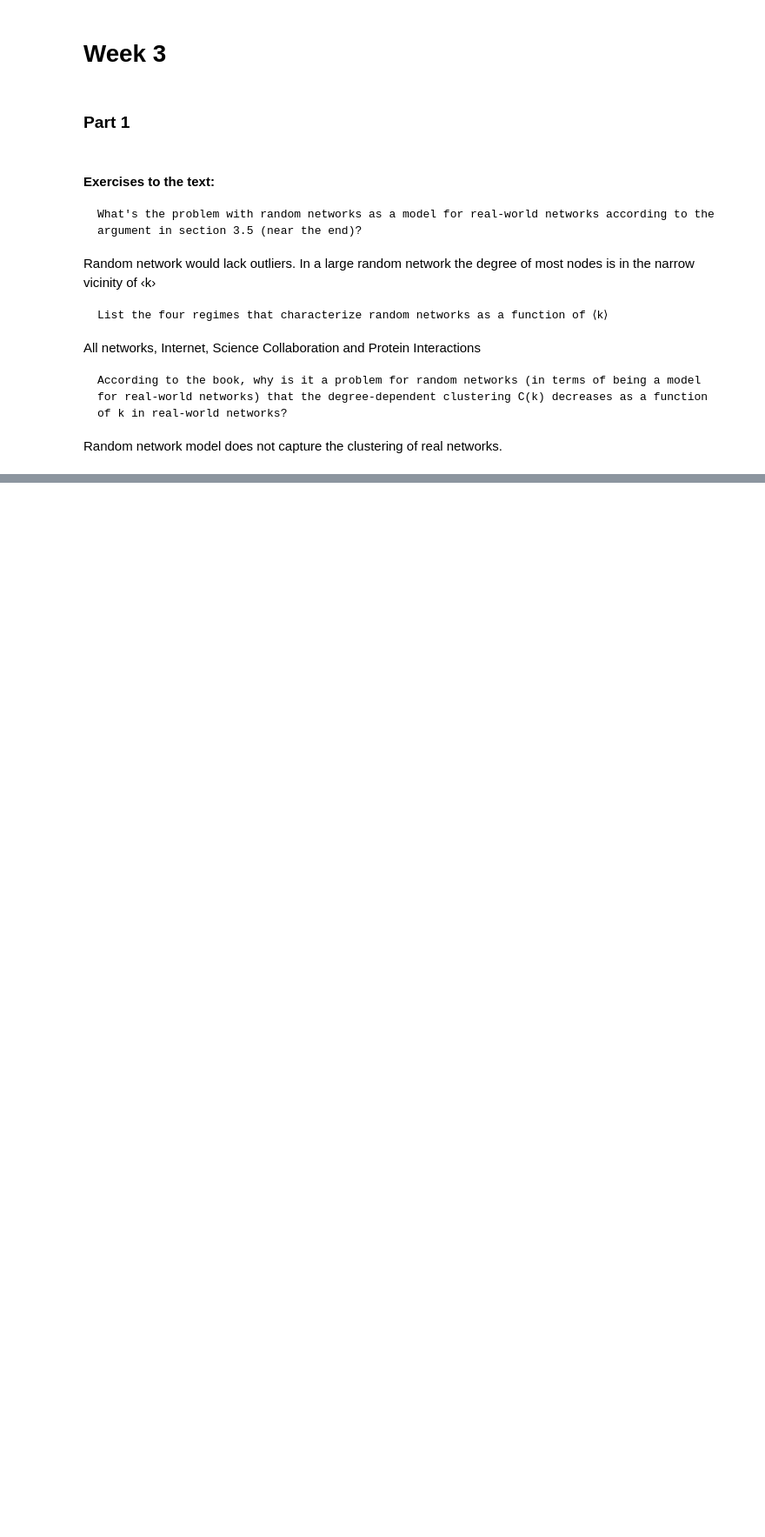
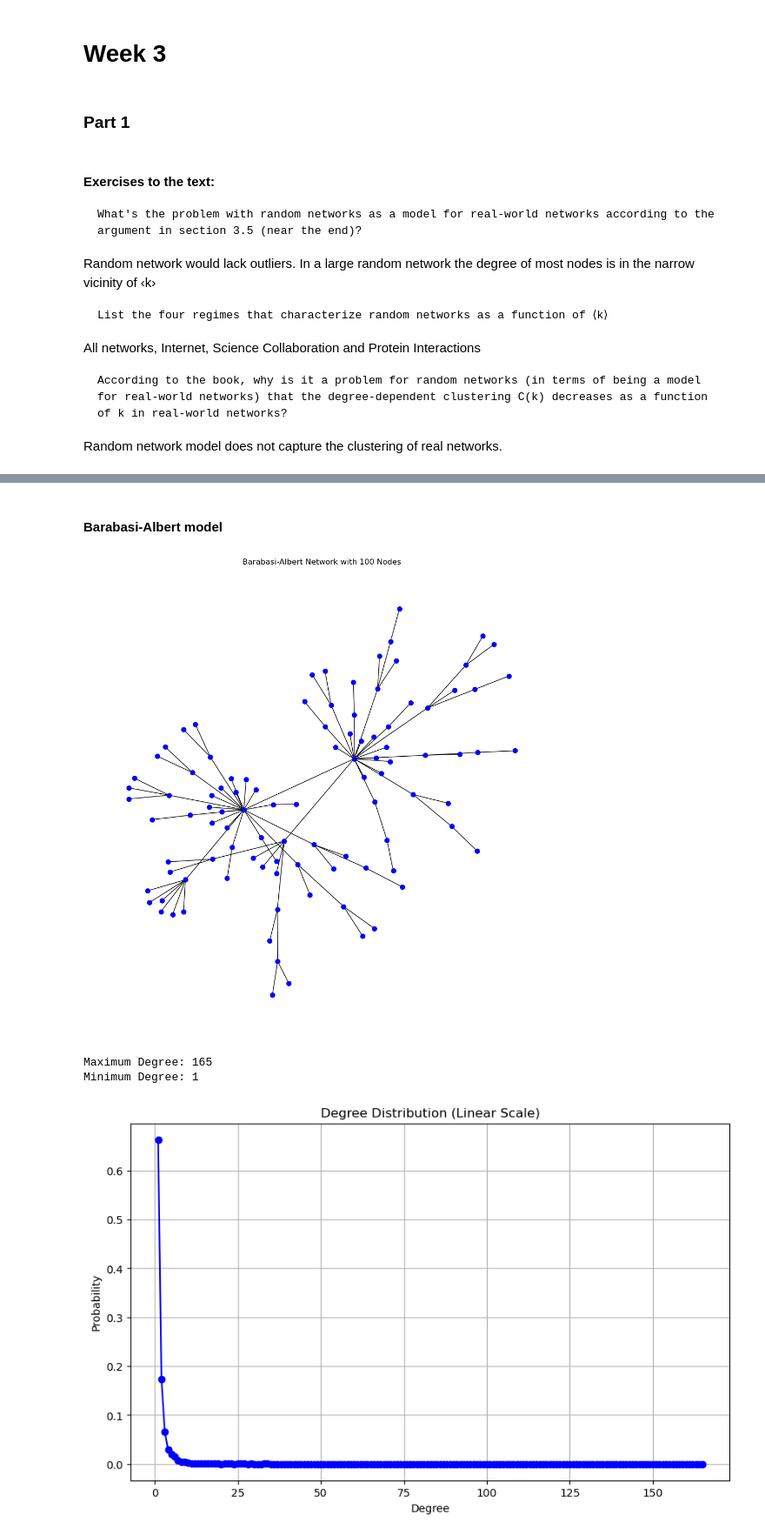
Before and after one commit to AleksandarLukic96/02805_Social_Graphs_and_Interactions, a Jupyter notebook: Exercise_solutions/Week_3.ipynb, the cells around one changed output, grey strips where cells are left out. Shown at 87% size. Drawn from its saved outputs; the diff is of its cells as text; code cells hidden in the pictures; blank space fills up the shorter version.

Commit message:
adding Barabasi-Albert model to part2 to week3

```diff
--- a/Exercise_solutions/Week_3.ipynb
+++ b/Exercise_solutions/Week_3.ipynb
@@ -53,0 +54,68 @@ In this configuration the earliest nodes become super hubs and all subsequent no
+# %% [markdown]
+#### Barabasi-Albert model
+# %%
+import networkx as nx
+import random
+import matplotlib.pyplot as plt
+import numpy as np
+
+# Create an initial graph with a single link (connecting 0 and 1)
+G = nx.Graph()
+G.add_edge(0, 1)
+
+# Add nodes, connecting each to the existing nodes with probability proportional to their degree
+def add_node_with_preferential_attachment(G, new_node):
+
+    degrees = [node for node, degree in G.degree() for _ in range(degree)]
+
+    # attach the new node to existing node
+    chosen_node = random.choice(degrees)
+    G.add_edge(new_node, chosen_node)
+
+# Keep going until you have a 100 node network.
+for i in range(2, 100):
+    add_node_with_preferential_attachment(G, i)
+
+# Plot the network
+plt.figure(figsize=(10, 10))
+nx.draw(G, node_size=50, node_color='blue', with_labels=False)
+plt.title('Barabasi-Albert Network with 100 Nodes')
+plt.show()
+
+# Add more nodes until you have a 5000 node network.
+for i in range(100, 5000):
+    add_node_with_preferential_attachment(G, i)
+
+# What's the maximum and minimum degree?
+degrees = [degree for node, degree in G.degree()]
+max_degree = max(degrees)
+min_degree = min(degrees)
+
+print(f"Maximum Degree: {max_degree}")
+print(f"Minimum Degree: {min_degree}")
+
+# Now, bin the degree distribution using numpy.histogram.
+hist, bin_edges = np.histogram(degrees, bins=range(min_degree, max_degree + 2), density=True)
+
+# Plot the distribution in linear
+plt.figure(figsize=(10, 6))
+plt.plot(bin_edges[:-1], hist, 'b-', marker='o')
+plt.xlabel('Degree')
+plt.ylabel('Probability')
+plt.title('Degree Distribution (Linear Scale)')
+plt.grid(True)
+plt.show()
+
+# Plot the distribution in log-log axes.
+plt.figure(figsize=(10, 6))
+plt.loglog(bin_edges[:-1], hist, 'r-', marker='o')
+plt.xlabel('Degree')
+plt.ylabel('Probability')
+plt.title('Degree Distribution (Log-Log Scale)')
+plt.grid(True, which="both", ls="--")
+plt.show()
+# %% [output]
+[figure, added]
+Maximum Degree: 165
+Minimum Degree: 1
+[figure, added]
```
Also changed, not shown: parts of 7 cells of this notebook.
